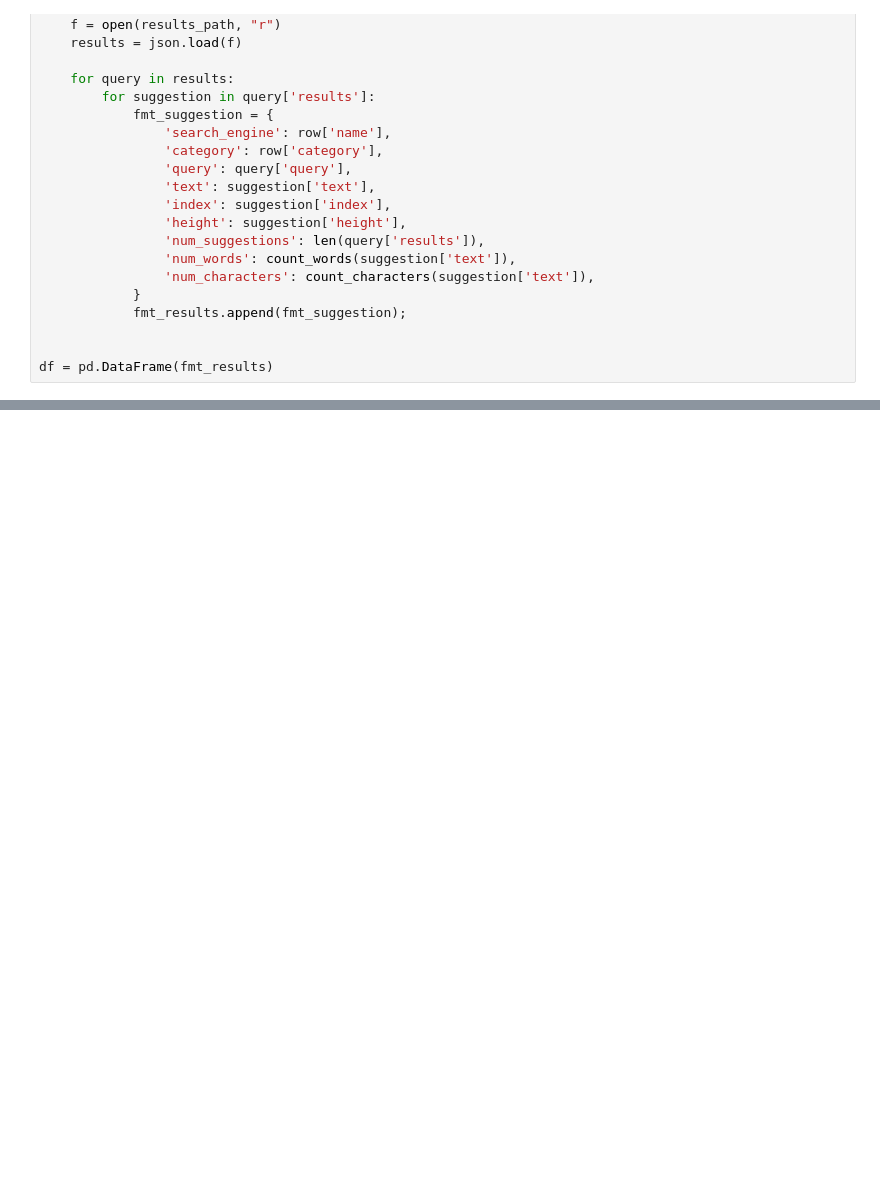
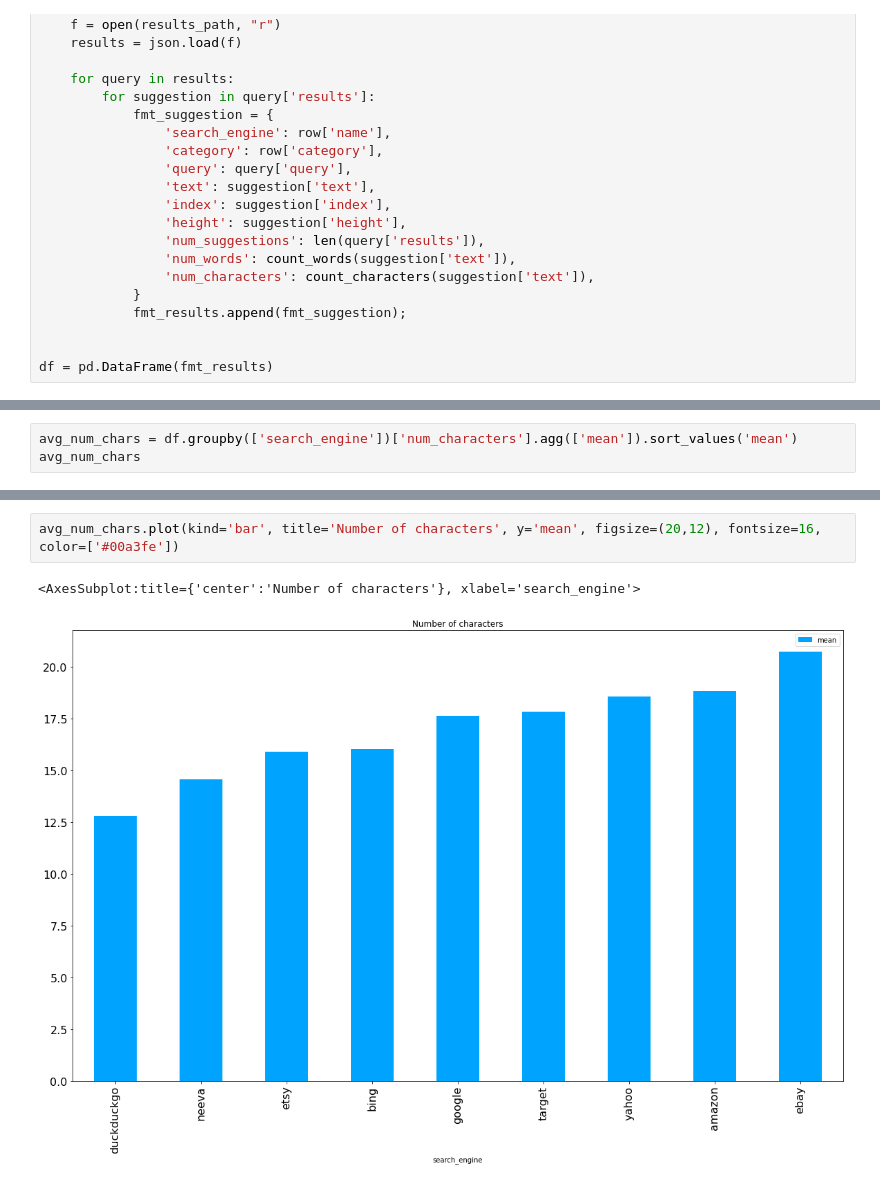
Before and after one commit to clintonhalpin/autocomplete-analysis, a Jupyter notebook: notebook/Analysis-Jun4.ipynb, the cells around one changed output, grey strips where cells are left out. Saved outputs shown, nothing was run; the diff lists cells and outputs as text; blank space fills up the shorter version.

```diff
--- a/notebook/Analysis-Jun4.ipynb
+++ b/notebook/Analysis-Jun4.ipynb
@@ -73,0 +154,3 @@ avg_num_suggestions.plot(kind='bar', title='Number of suggestions shown', y='mea
+# %%
+avg_num_chars = df.groupby(['search_engine'])['num_characters'].agg(['mean']).sort_values('mean')
+avg_num_chars
@@ -73,0 +169,5 @@ avg_num_suggestions.plot(kind='bar', title='Number of suggestions shown', y='mea
+# %%
+avg_num_chars.plot(kind='bar', title='Number of characters', y='mean', figsize=(20,12), fontsize=16, color=['#00a3fe'])
+# %% [output]
+<AxesSubplot:title={'center':'Number of characters'}, xlabel='search_engine'>
+[figure, added]
```
Also changed, not shown: parts of 22 cells of this notebook, 2 other files.
